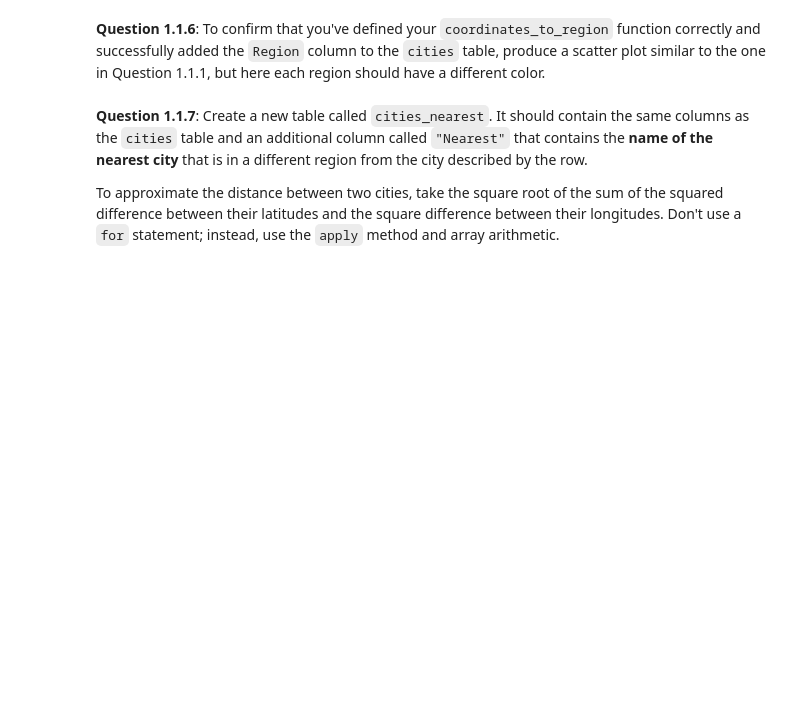
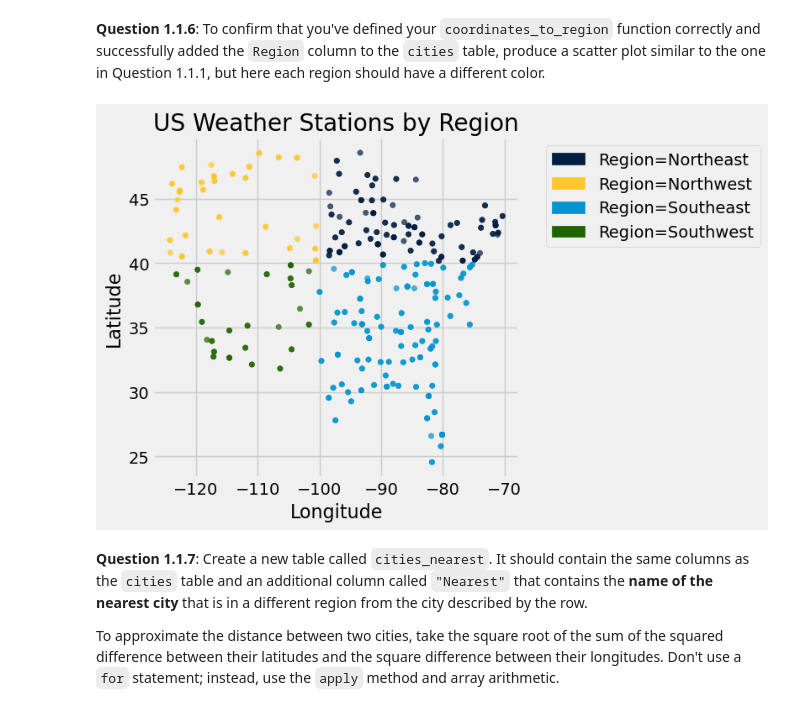
Before and after one commit to shatha-alhazbi/gaza-through-data, a Jupyter notebook: Part A/project.ipynb, the cells around one changed output. Cells and saved outputs as stored; diff of their text form; code cells hidden in the pictures; blank space fills up the shorter version.

```diff
--- a/Part A/project.ipynb
+++ b/Part A/project.ipynb
@@ -117,7 +135,18 @@ In order to investigate further, it will be helpful to determine what region of
 # %% [markdown]
 **Question 1.1.4**: Define the `coordinates_to_region` function below. It should take in two arguments, a city's latitude (`lat`) and longitude (`lon`) coordinates, and output a string representing the region it is located in.
 # %%
-def coordinates_to_region(...):
-    ...
+def coordinates_to_region(lat, lon):
+
+    if lat >= 40 and lon >= -100:
+        return "Northeast"
+
+    elif lat >= 40 and lon < -100:
+        return "Northwest"
+
+    elif lat < 40 and lon >= -100:
+        return "Southeast"
+
+    else:
+        return "Southwest"
 # %%
 grader.check("q1_1_4")
@@ -124,6 +155,6 @@ grader.check("q1_1_4")
 # %% [markdown]
 **Question 1.1.5**: Add a new column in `cities` labeled `Region` that contains the region in which the city is located. For full credit, you must use the `coordinates_to_region` function you defined rather than reimplementing its logic.
 # %%
-regions_array = ...
-cities = ...
+regions_array = cities.apply(coordinates_to_region, 'Lat', 'Lon')
+cities = cities.with_column('Region', regions_array)
 cities.show(5)
@@ -134,7 +175,14 @@ grader.check("q1_1_5")
 
 **Question 1.1.6**: To confirm that you've defined your `coordinates_to_region` function correctly and successfully added the `Region` column to the `cities` table, produce a scatter plot similar to the one in Question 1.1.1, but here each region should have a different color.
 # %%
-...
+plt.clf
+cities.scatter('Lon', 'Lat', group='Region')
+plt.xlabel('Longitude')
+plt.ylabel('Latitude')
+plt.title('US Weather Stations by Region')
+plt.show()
+# %% [output]
+[figure, added]
 # %% [markdown]
 <!-- END QUESTION -->
 
```
Also changed, not shown: parts of 10 cells of this notebook, 1 other file.
